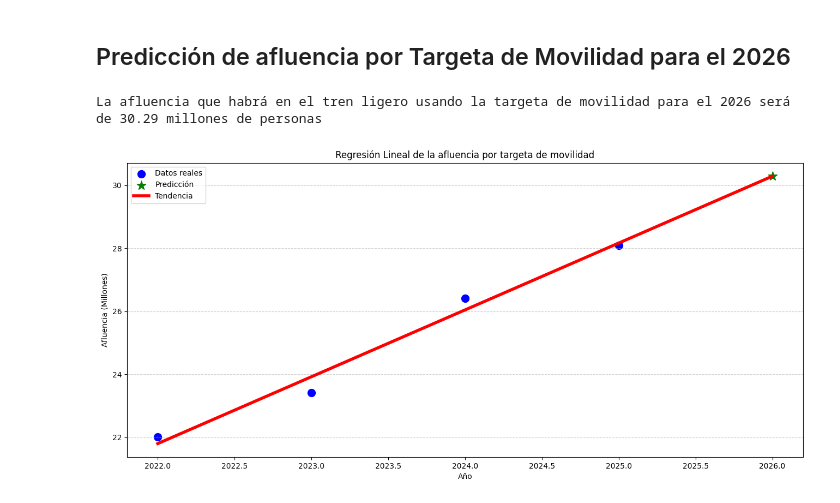
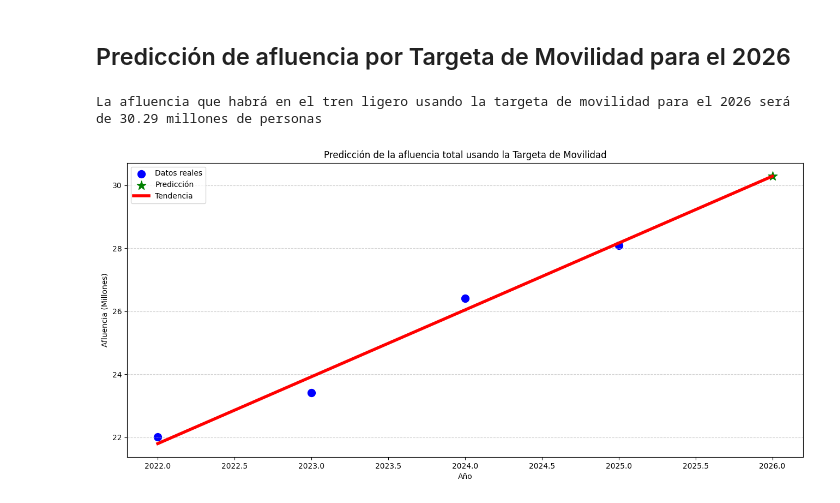
Before and after one commit to K4lilinuxX/CDMX, a Jupyter notebook: Tren-Ligero-CDMX/tren-ligero-cdmx.ipynb, the cells around one changed output. Cells and saved outputs as stored; diff of their text form; code cells hidden in the pictures.

Commit message:
Modifiqué el titulo de la regresión lineal

```diff
--- a/Tren-Ligero-CDMX/tren-ligero-cdmx.ipynb
+++ b/Tren-Ligero-CDMX/tren-ligero-cdmx.ipynb
@@ -238,7 +238,7 @@ print(f"La afluencia que habrá en el tren ligero usando la targeta de movilidad
 
 # Graficamos
 plt.figure(figsize=(16,7))
-plt.title("Regresión Lineal de la afluencia por targeta de movilidad")
+plt.title("Predicción de la afluencia total usando la Targeta de Movilidad")
 
 # Puntos azules (datos reales)
 plt.scatter(X,
@@ -246,31 +246,31 @@ plt.scatter(X,
             s=100,
             color="blue",
             label="Datos reales")
 
 # Punto verde (predicción)
 plt.scatter(años_futuro,
             predic,
             s=150,
             color="green",
             marker="*",
             label="Predicción")
 
 # Linea (tendencia)
 X_extendido = np.linspace(2022,2026,5).reshape(-1, 1)
 y_extendido = modelo.predict(X_extendido)
 plt.plot(X_extendido,
          y_extendido,
          linewidth=4,
          color="red",
          label="Tendencia")
 
 plt.xlabel("Año")
 plt.ylabel("Afluencia (Millones)")
 plt.grid(axis="y",
          linestyle="--",
          alpha=0.6)
 plt.legend()
 plt.show()
 # %% [output]
 La afluencia que habrá en el tren ligero usando la targeta de movilidad para el 2026 será de 30.29 millones de personas
-[figure, old version]
+[figure, new version]
```
